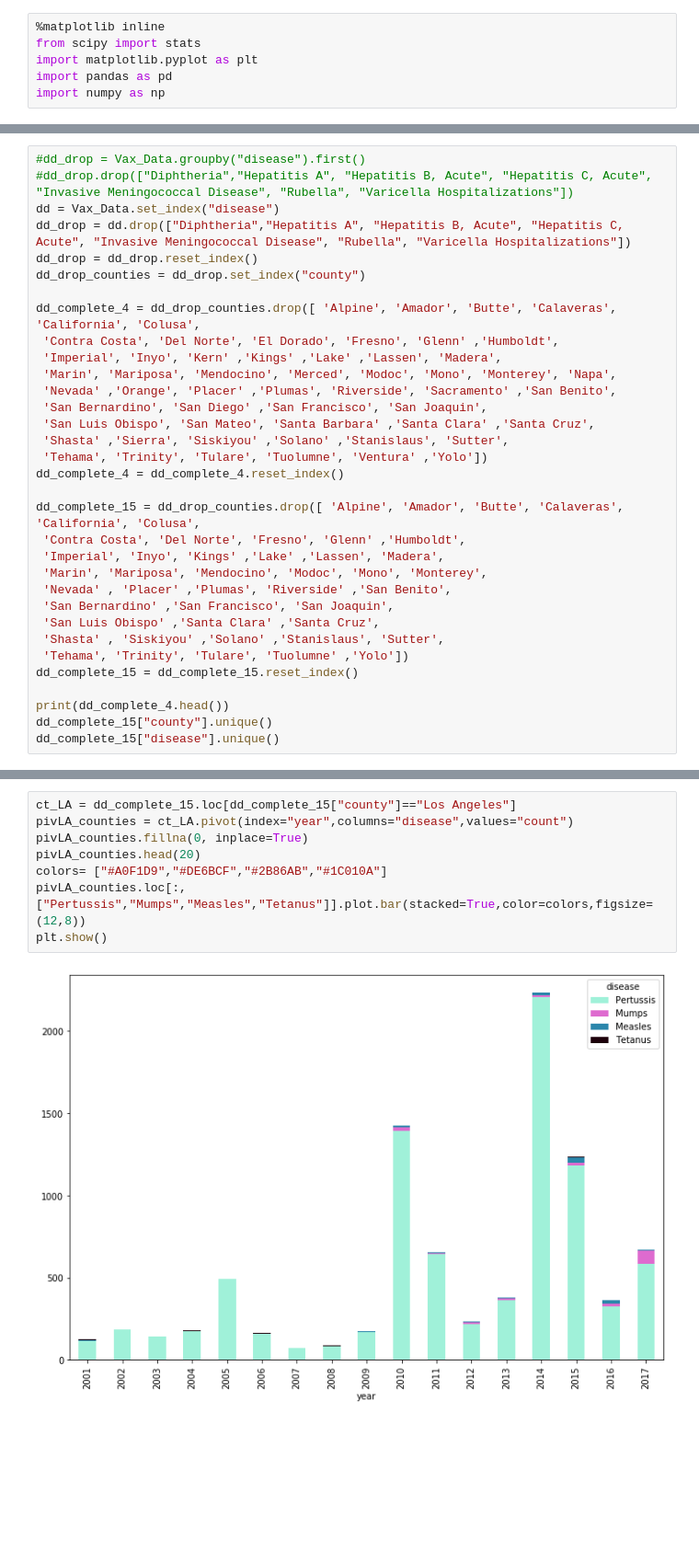
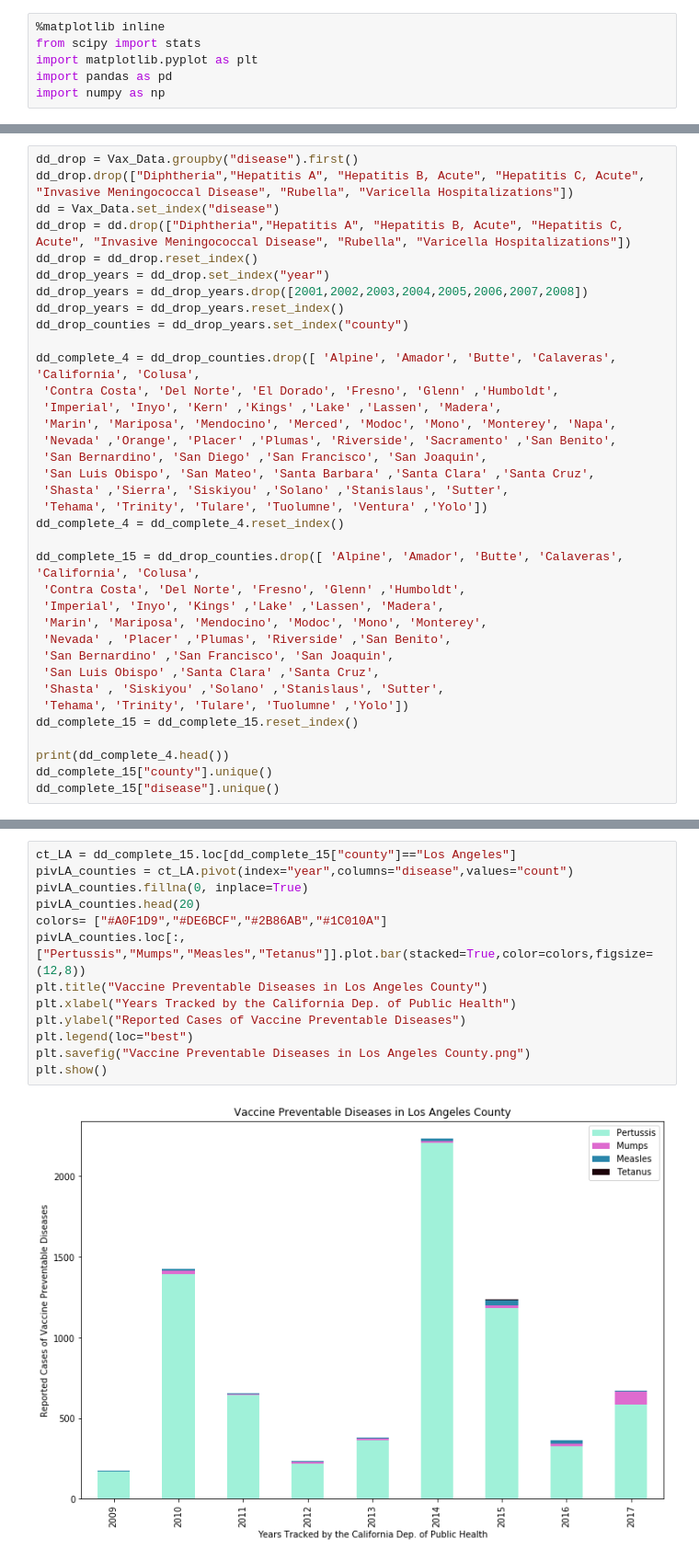
Before and after one commit to GCutaiar/group-project1, a Jupyter notebook: Resource/stackplots_grc.ipynb, the cells around one changed output, grey strips where cells are left out. Shown at 92% size. Drawn from its saved outputs; the diff is of its cells as text; blank space fills up the shorter version.

Commit message:
four plots generated, png created

```diff
--- a/Resource/stackplots_grc.ipynb
+++ b/Resource/stackplots_grc.ipynb
@@ -22,12 +19,15 @@ print(Vax_Data.iloc[:,1].unique())
  'Shasta' 'Sierra' 'Siskiyou' 'Solano' 'Sonoma' 'Stanislaus' 'Sutter'
  'Tehama' 'Trinity' 'Tulare' 'Tuolumne' 'Ventura' 'Yolo' 'Yuba']
 # %%
-#dd_drop = Vax_Data.groupby("disease").first()
-#dd_drop.drop(["Diphtheria","Hepatitis A", "Hepatitis B, Acute", "Hepatitis C, Acute", "Invasive Meningococcal Disease", "Rubella", "Varicella Hospitalizations"])
+dd_drop = Vax_Data.groupby("disease").first()
+dd_drop.drop(["Diphtheria","Hepatitis A", "Hepatitis B, Acute", "Hepatitis C, Acute", "Invasive Meningococcal Disease", "Rubella", "Varicella Hospitalizations"])
 dd = Vax_Data.set_index("disease")
 dd_drop = dd.drop(["Diphtheria","Hepatitis A", "Hepatitis B, Acute", "Hepatitis C, Acute", "Invasive Meningococcal Disease", "Rubella", "Varicella Hospitalizations"])
 dd_drop = dd_drop.reset_index()
-dd_drop_counties = dd_drop.set_index("county")
+dd_drop_years = dd_drop.set_index("year")
+dd_drop_years = dd_drop_years.drop([2001,2002,2003,2004,2005,2006,2007,2008])
+dd_drop_years = dd_drop_years.reset_index()
+dd_drop_counties = dd_drop_years.set_index("county")
 
 dd_complete_4 = dd_drop_counties.drop([ 'Alpine', 'Amador', 'Butte', 'Calaveras', 'California', 'Colusa',
  'Contra Costa', 'Del Norte', 'El Dorado', 'Fresno', 'Glenn' ,'Humboldt',
@@ -104,10 +74,15 @@ dd_complete_15.head()
 # %%
 ct_LA = dd_complete_15.loc[dd_complete_15["county"]=="Los Angeles"]
 pivLA_counties = ct_LA.pivot(index="year",columns="disease",values="count")
 pivLA_counties.fillna(0, inplace=True)
 pivLA_counties.head(20)
 colors= ["#A0F1D9","#DE6BCF","#2B86AB","#1C010A"]
 pivLA_counties.loc[:,["Pertussis","Mumps","Measles","Tetanus"]].plot.bar(stacked=True,color=colors,figsize=(12,8))
+plt.title("Vaccine Preventable Diseases in Los Angeles County")
+plt.xlabel("Years Tracked by the California Dep. of Public Health")
+plt.ylabel("Reported Cases of Vaccine Preventable Diseases")
+plt.legend(loc="best")
+plt.savefig("Vaccine Preventable Diseases in Los Angeles County.png")
 plt.show()
 # %% [output]
-[figure, old version]
+[figure, new version]
```
Also changed, not shown: parts of 9 cells of this notebook, 4 other files.
